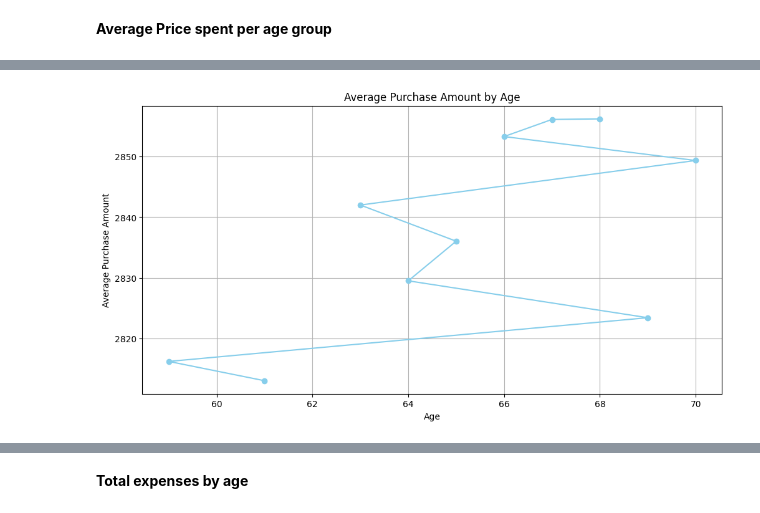
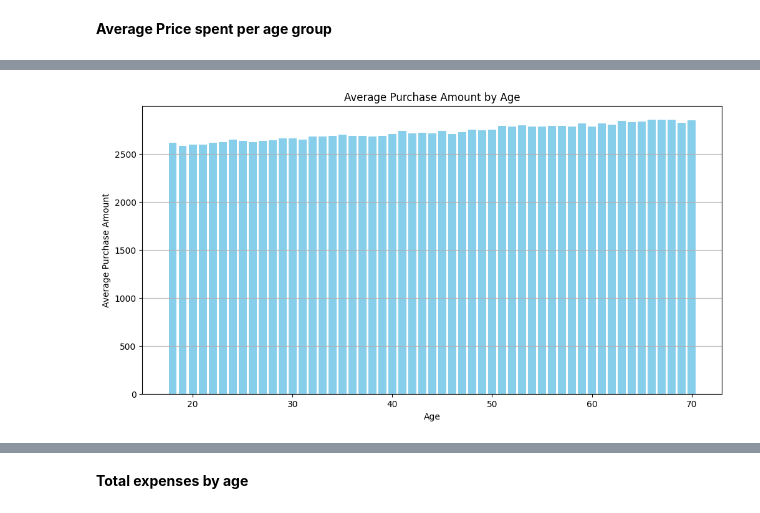
Before and after one commit to TonyNewness/Product-Recommendation, a Jupyter notebook: Copy_of_Main_Group_2_project.ipynb, the cells around one changed output, grey strips where cells are left out. Saved outputs shown, nothing was run; the diff lists cells and outputs as text; code cells hidden in the pictures.

```diff
--- a/Copy_of_Main_Group_2_project.ipynb
+++ b/Copy_of_Main_Group_2_project.ipynb
@@ -163,4 +187,5 @@ plt.show()
 # %%
 # Listing all unique years on the dataset
-data['Purchase Date'].apply(lambda x: x.split('/')[2].split(' ')[0]).unique()
+data['Purchase Date'] = pd.to_datetime(data['Purchase Date'], dayfirst=True, format='mixed') # Convert 'Purchase Date' to datetime
+data['Purchase Date'].dt.year.unique()
 # %% [output]
@@ -203,0 +336,21 @@ By_Year.sum()
+# %%
+# Convert 'Purchase Date' to datetime
+data['Purchase Date'] = pd.to_datetime(data['Purchase Date'], dayfirst=True)
+
+# Group by the full datetime (including time) and sum the 'Total Purchase Amount'
+by_datetime = data.groupby(data['Purchase Date'])['Total Purchase Amount'].sum()
+
+# Find the datetime with the highest total purchase amount
+datetime_with_highest_purchase = by_datetime.idxmax()
+highest_purchase_amount = by_datetime.max()
+
+# Find the datetime with the lowest total purchase amount
+datetime_with_lowest_purchase = by_datetime.idxmin()
+lowest_purchase_amount = by_datetime.min()
+
+print(f"Datetime with highest purchase amount: {datetime_with_highest_purchase}, Amount: £{highest_purchase_amount:,}")
+print('''
+===========================================
+===========================================
+''')
+print(f"Datetime with lowest purchase amount: {datetime_with_lowest_purchase}, Amount: £{lowest_purchase_amount:,}")
@@ -205,4 +365,5 @@ By_Year.sum()
 **Average Price spent per age group**
 # %%
 # Average of Total purchase by Age
-Ave_purchase_by_age = data.groupby('Age')['Total Purchase Amount'].mean().sort_values(ascending= False).head(10)
+Ave_purchase_by_age = data.groupby('Age')['Total Purchase Amount'].mean().sort_values(ascending= True)
+Ave_purchase_by_age.head(10)
@@ -209,17 +384,17 @@ Ave_purchase_by_age = data.groupby('Age')['Total Purchase Amount'].mean().sort_v
 # %%
-# Plotting the line graph
+# Plotting the bar chart
 plt.figure(figsize=(12, 6))
-plt.plot(Ave_purchase_by_age.index, Ave_purchase_by_age.values, marker='o', linestyle='-', color='skyblue')
+plt.bar(Ave_purchase_by_age.index, Ave_purchase_by_age.values, color='skyblue')
 
 # Titles and labels
 plt.title('Average Purchase Amount by Age')
 plt.xlabel('Age')
 plt.ylabel('Average Purchase Amount')
 
 # Adding grid for better readability
-plt.grid(True)
+plt.grid(True, axis='y')
 
 # Show the plot
 plt.show()
 # %% [output]
-[figure, old version]
+[figure, new version]
```
Also changed, not shown: parts of 39 cells of this notebook.
